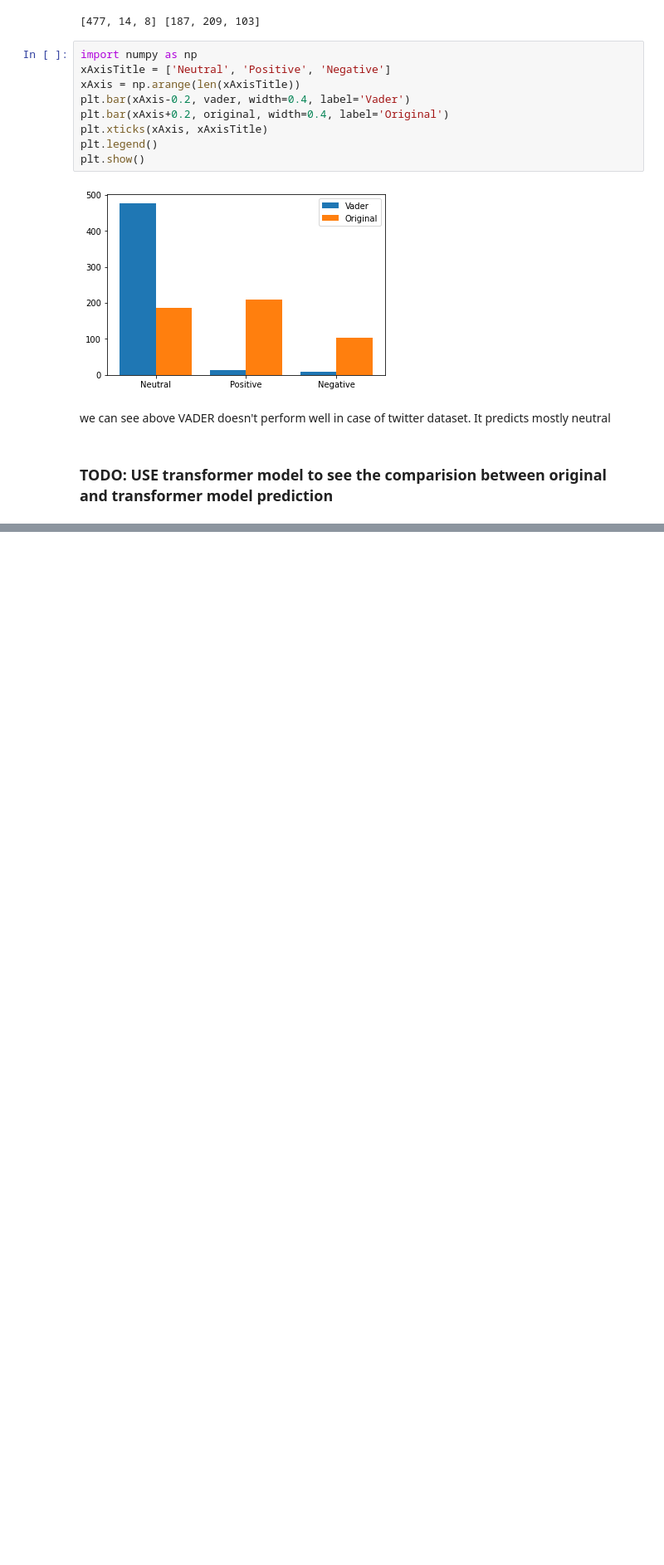
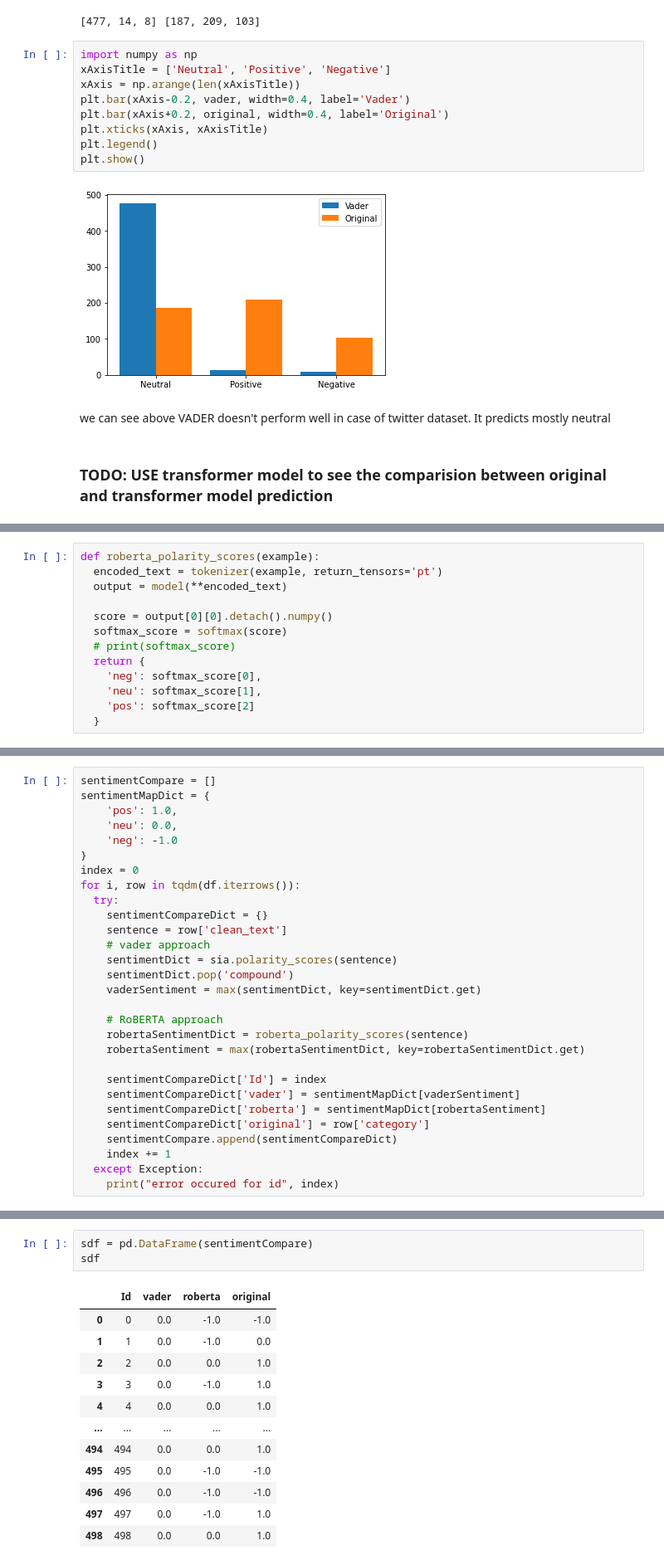
Before and after one commit to Suraez/tensorflow-hands_on, a Jupyter notebook: NLP/twitter_sentiment_analysis.ipynb, the cells around one changed output, grey strips where cells are left out. Shown at 83% size. Drawn from its saved outputs; the diff is of its cells as text; blank space fills up the shorter version.

```diff
--- a/NLP/twitter_sentiment_analysis.ipynb
+++ b/NLP/twitter_sentiment_analysis.ipynb
@@ -286,0 +335,13 @@ we can see above VADER doesn't perform well in case of twitter dataset. It predi
+# %%
+def roberta_polarity_scores(example):
+  encoded_text = tokenizer(example, return_tensors='pt')
+  output = model(**encoded_text)
+
+  score = output[0][0].detach().numpy()
+  softmax_score = softmax(score)
+  # print(softmax_score)
+  return {
+    'neg': softmax_score[0],
+    'neu': softmax_score[1],
+    'pos': softmax_score[2]
+  }
@@ -286,0 +354,29 @@ we can see above VADER doesn't perform well in case of twitter dataset. It predi
+# %%
+sentimentCompare = []
+sentimentMapDict = {
+    'pos': 1.0,
+    'neu': 0.0,
+    'neg': -1.0
+}
+index = 0
+for i, row in tqdm(df.iterrows()):
+  try:
+    sentimentCompareDict = {}
+    sentence = row['clean_text']
+    # vader approach
+    sentimentDict = sia.polarity_scores(sentence)
+    sentimentDict.pop('compound')
+    vaderSentiment = max(sentimentDict, key=sentimentDict.get)
+
+    # RoBERTA approach
+    robertaSentimentDict = roberta_polarity_scores(sentence)
+    robertaSentiment = max(robertaSentimentDict, key=robertaSentimentDict.get)
+
+    sentimentCompareDict['Id'] = index
+    sentimentCompareDict['vader'] = sentimentMapDict[vaderSentiment]
+    sentimentCompareDict['roberta'] = sentimentMapDict[robertaSentiment]
+    sentimentCompareDict['original'] = row['category']
+    sentimentCompare.append(sentimentCompareDict)
+    index += 1
+  except Exception:
+    print("error occured for id", index)
@@ -286,0 +398,16 @@ we can see above VADER doesn't perform well in case of twitter dataset. It predi
+# %%
+sdf = pd.DataFrame(sentimentCompare)
+sdf
+# %% [output]
+|  | Id | vader | roberta | original |
+| 0 | 0 | 0.0 | -1.0 | -1.0 |
+| 1 | 1 | 0.0 | -1.0 | 0.0 |
+| 2 | 2 | 0.0 | 0.0 | 1.0 |
+| 3 | 3 | 0.0 | -1.0 | 1.0 |
+| 4 | 4 | 0.0 | 0.0 | 1.0 |
+| ... | ... | ... | ... | ... |
+| 494 | 494 | 0.0 | 0.0 | 1.0 |
+| 495 | 495 | 0.0 | -1.0 | -1.0 |
+| 496 | 496 | 0.0 | -1.0 | -1.0 |
+| 497 | 497 | 0.0 | -1.0 | 1.0 |
+| 498 | 498 | 0.0 | 0.0 | 1.0 |
```
Also changed, not shown: parts of 25 cells of this notebook.
